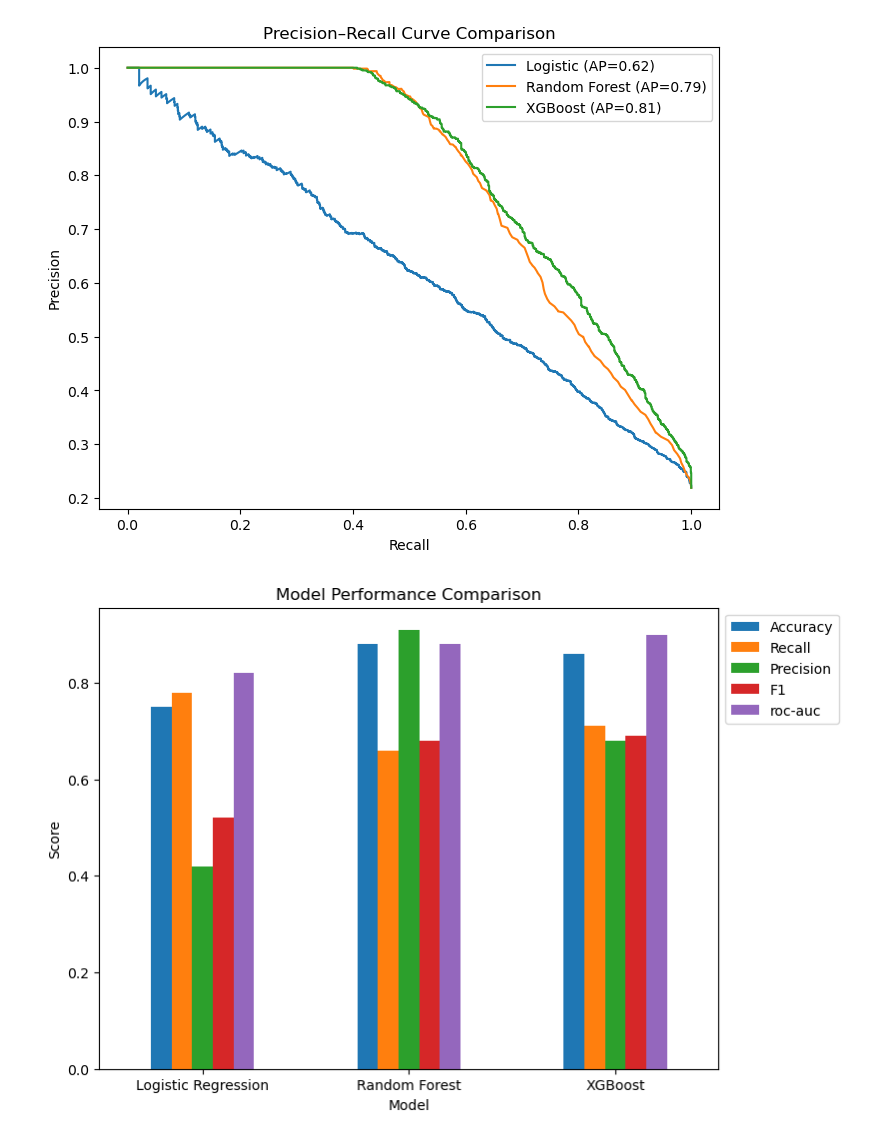
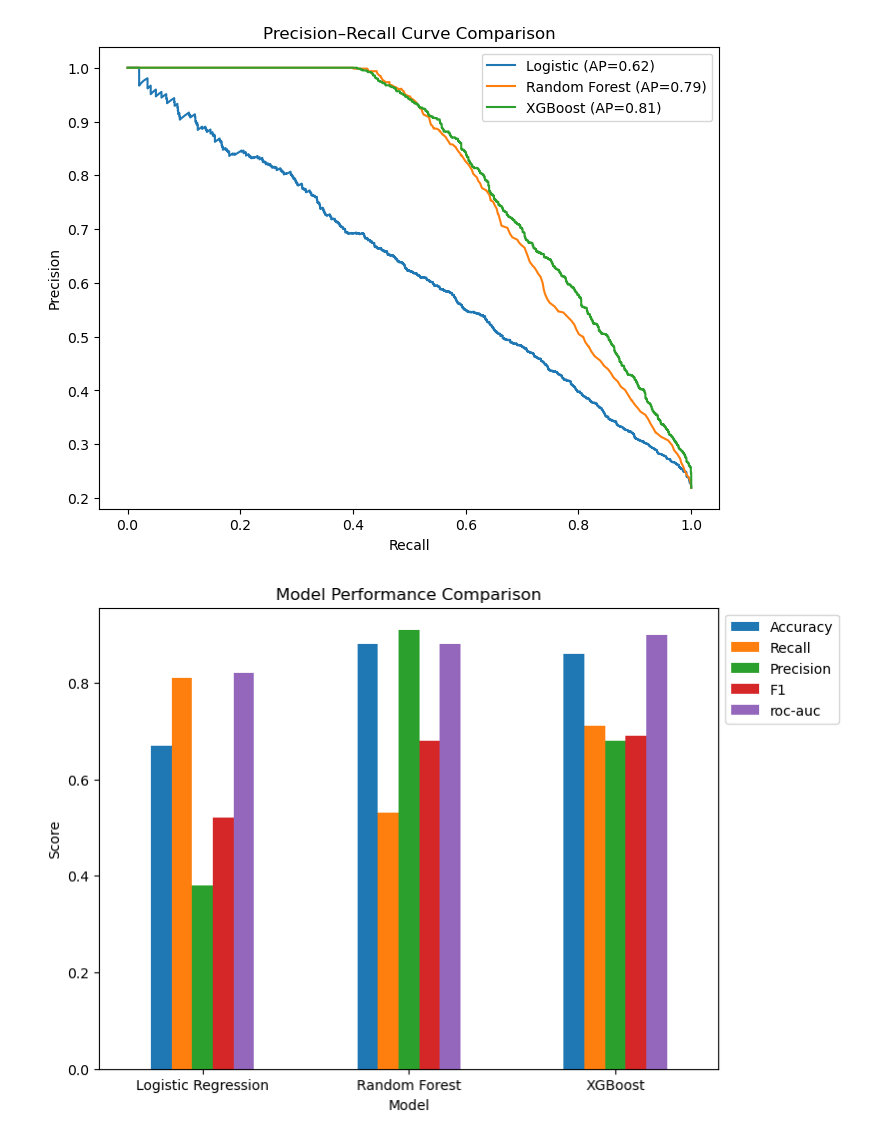
Before and after one commit to Bhuvan444/loan_approval_system, a Jupyter notebook: loan-approval-ml-pipeline.ipynb, the cells around one changed output. Saved outputs shown, nothing was run; the diff lists cells and outputs as text; code cells hidden in the pictures.

```diff
--- a/loan-approval-ml-pipeline.ipynb
+++ b/loan-approval-ml-pipeline.ipynb
@@ -753,19 +753,19 @@ plt.show()
 # %%
 import pandas as pd
 import matplotlib.pyplot as plt
 metrics = pd.DataFrame({
     'Model': ['Logistic Regression','Random Forest','XGBoost'],
-    'Accuracy':[0.75,0.88,0.86],
-    'Recall':[0.78,0.66,0.71],
-    'Precision':[0.42,0.91,0.68],
+    'Accuracy':[0.67,0.88,0.86],
+    'Recall':[0.81,0.53,0.71],
+    'Precision':[0.38,0.91,0.68],
     'F1':[0.52,0.68,0.69],
     'roc-auc':[0.82,0.88,0.90]
 })
 metrics.set_index('Model').plot(kind='bar', figsize=(8,6))
 plt.ylabel("Score")
 plt.title("Model Performance Comparison")
 plt.xticks(rotation=0)
 plt.legend(bbox_to_anchor=(1,1), loc='upper left')
 plt.show()
 # %% [output]
-[figure, old version]
+[figure, new version]
```
Also changed, not shown: parts of 1 cell of this notebook.
